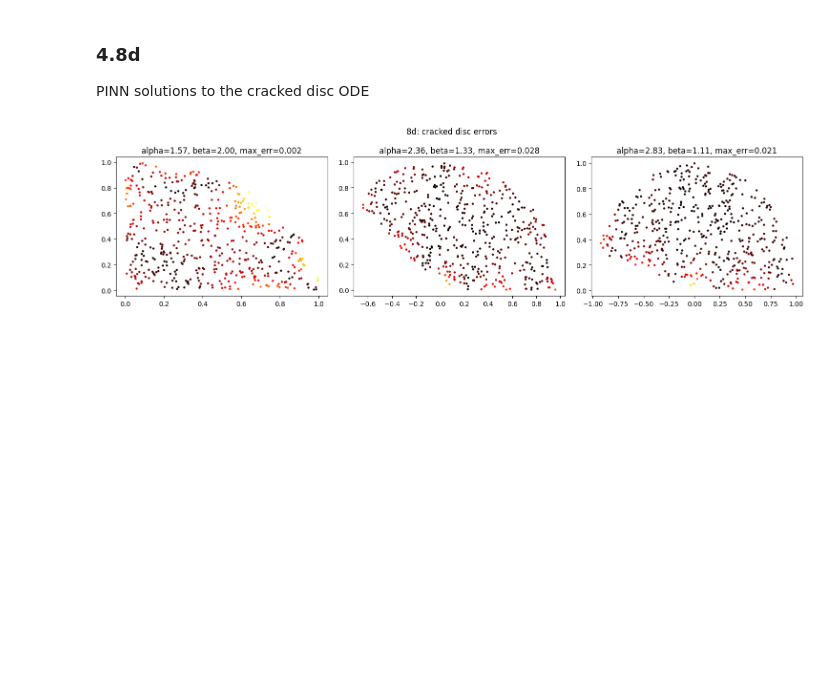
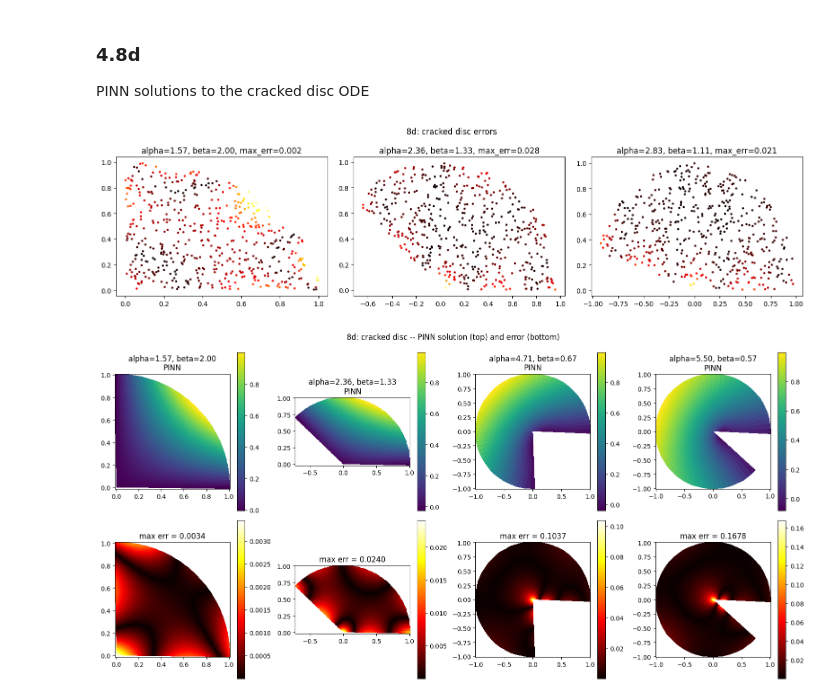
Before and after one commit to CalculatorAddict/pinn-coursework, a Jupyter notebook: exercises.ipynb, the cells around one changed output. Drawn from its saved outputs; the diff is of its cells as text; code cells hidden in the pictures; blank space fills up the shorter version.

```diff
--- a/exercises.ipynb
+++ b/exercises.ipynb
@@ -615,6 +615,10 @@ for ax, eps in zip(axes, [1.0, 0.1, 0.01, 0.001]):
         u_grid = model(xy_grid).reshape(50, 50)
     ax.contourf(xg.numpy(), yg.numpy(), u_grid.numpy(), levels=20)
     ax.set_title(f'eps={eps}')
+    ax.xlabel("x")
+    ax.ylabel("y")
+
+
 plt.suptitle('8c: convection-diffusion, varying eps')
 plt.tight_layout(); plt.show()
 # %% [output]
@@ -705,3 +714,96 @@ plt.suptitle('8d: cracked disc errors')
 plt.tight_layout(); plt.show()
 # %% [output]
 [figure]
+# %%
+def polar_to_cart(r, theta):
+    return r * torch.cos(theta), r * torch.sin(theta)
+
+def true_sol_8d(r, theta, alpha):
+    beta = torch.pi / alpha
+    return r**beta * torch.sin(torch.pi * theta / alpha)
+
+def grad(u, x):
+    return torch.autograd.grad(u, x, grad_outputs=torch.ones_like(u), create_graph=True)[0]
+
+def pinn_loss_8d(model, xy_int, xy_bc, u_bc):
+    xy_int.requires_grad_(True)
+    u = model(xy_int)
+    du = grad(u, xy_int)
+    u_xx = grad(du[:, 0:1], xy_int)[:, 0:1]
+    u_yy = grad(du[:, 1:2], xy_int)[:, 1:2]
+    residual = (u_xx + u_yy).pow(2).mean()
+    bc = (model(xy_bc) - u_bc).pow(2).mean()
+    return residual + bc
+
+def sample_cracked_disc(alpha, n_int=500, n_bc=200):
+    r = torch.rand(n_int) ** 0.5
+    theta = torch.rand(n_int) * alpha
+    x, y = polar_to_cart(r, theta)
+    xy_int = torch.stack([x, y], dim=1)
+
+    n_face = n_bc // 3
+    # arc r=1
+    th_arc = torch.rand(n_face) * alpha
+    x_arc, y_arc = polar_to_cart(torch.ones(n_face), th_arc)
+    # straight edge theta=0
+    r_e0 = torch.rand(n_face)
+    x_e0, y_e0 = polar_to_cart(r_e0, torch.zeros(n_face))
+    # straight edge theta=alpha
+    r_ea = torch.rand(n_face)
+    x_ea, y_ea = polar_to_cart(r_ea, torch.full((n_face,), alpha))
+
+    x_b = torch.cat([x_arc, x_e0, x_ea])
+    y_b = torch.cat([y_arc, y_e0, y_ea])
+    r_b = torch.cat([torch.ones(n_face), r_e0, r_ea])
+    t_b = torch.cat([th_arc, torch.zeros(n_face), torch.full((n_face,), alpha)])
+    u_bc = true_sol_8d(r_b, t_b, torch.tensor(alpha)).unsqueeze(1)
+    xy_bc = torch.stack([x_b, y_b], dim=1)
+    return xy_int, xy_bc, u_bc
+
+alphas = [torch.pi / 2, 3 * torch.pi / 4, 3 * torch.pi / 2, 7 * torch.pi / 4]
+fig, axes = plt.subplots(2, len(alphas), figsize=(4*len(alphas), 8))
+
+for col, alpha_val in enumerate(alphas):
+    alpha = float(alpha_val)
+    beta  = float(torch.pi / alpha_val)
+
+    model = MLP(16, 4, in_dim=2)
+    xy_int, xy_bc, u_bc = sample_cracked_disc(alpha)
+    opt = torch.optim.Adam(model.parameters(), lr=1e-3)
+    for _ in range(8000):
+        opt.zero_grad()
+        loss = pinn_loss_8d(model, xy_int, xy_bc, u_bc)
+        loss.backward()
+        opt.step()
+
+    # polar mesh for visualisation
+    n_r, n_th = 60, 60
+    r_grid  = torch.linspace(0.01, 1.0, n_r)
+    th_grid = torch.linspace(0, alpha, n_th)
+    R, TH   = torch.meshgrid(r_grid, th_grid, indexing='ij')
+    X = R * torch.cos(TH)
+    Y = R * torch.sin(TH)
+    xy_grid = torch.stack([X.flatten(), Y.flatten()], dim=1)
+    with torch.no_grad():
+        u_pred = model(xy_grid).reshape(n_r, n_th)
+    u_true = true_sol_8d(R, TH, torch.tensor(alpha))
+    err = (u_pred - u_true).abs()
+
+    # row 0: PINN solution
+    im0 = axes[0, col].pcolormesh(X.numpy(), Y.numpy(), u_pred.numpy(),
+                                    shading='auto', cmap='viridis')
+    plt.colorbar(im0, ax=axes[0, col])
+    axes[0, col].set_aspect('equal')
+    axes[0, col].set_title(f'alpha={alpha:.2f}, beta={beta:.2f}\nPINN')
+
+    # row 1: error
+    im1 = axes[1, col].pcolormesh(X.numpy(), Y.numpy(), err.numpy(),
+                                    shading='auto', cmap='hot')
+    plt.colorbar(im1, ax=axes[1, col])
+    axes[1, col].set_aspect('equal')
+    axes[1, col].set_title(f'max err = {err.max().item():.4f}')
+
+plt.suptitle('8d: cracked disc -- PINN solution (top) and error (bottom)')
+plt.tight_layout(); plt.show()
+# %% [output]
+[figure, added]
```
Also changed, not shown: parts of 10 cells of this notebook.
